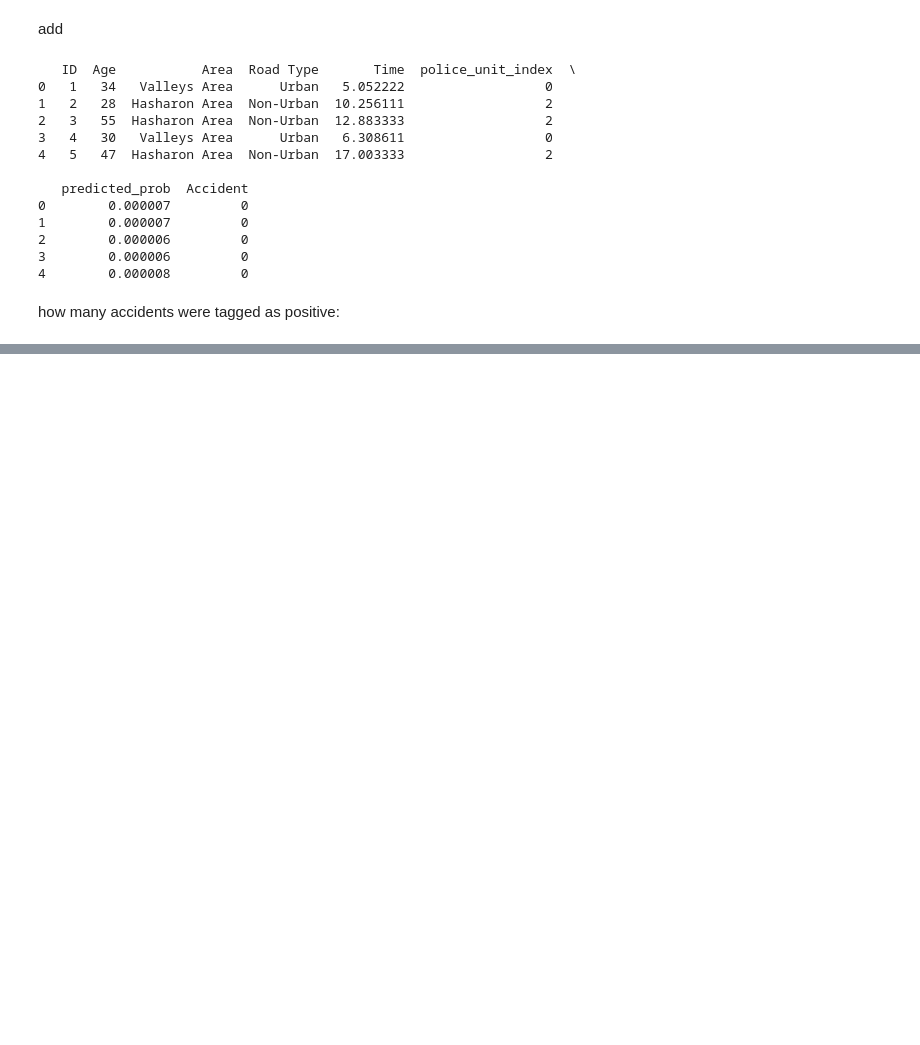
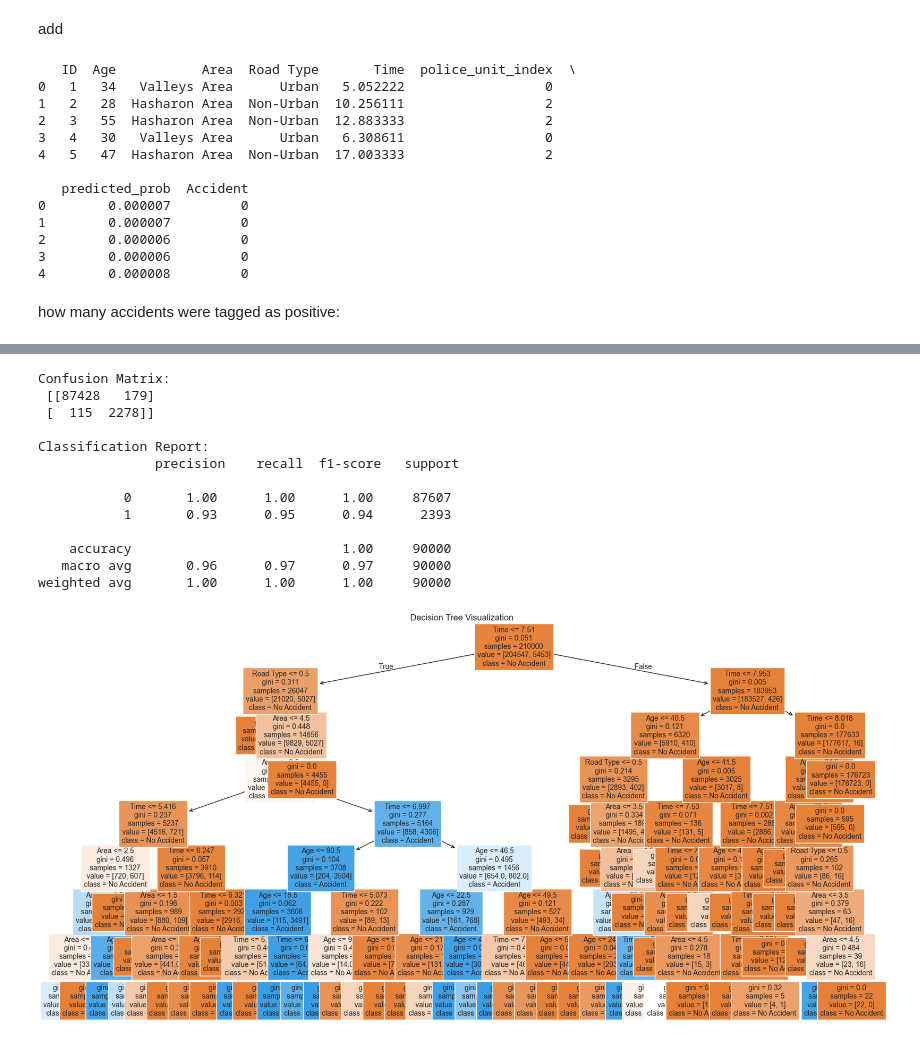
Before and after one commit to zaurusman/Project-RideShare, a Jupyter notebook: Generating_Data.ipynb, the cells around one changed output, grey strips where cells are left out. Cells and saved outputs as stored; diff of their text form; code cells hidden in the pictures; blank space fills up the shorter version.

Commit message:
shira - with decision trees

```diff
--- a/Generating_Data.ipynb
+++ b/Generating_Data.ipynb
@@ -1318,0 +1327,73 @@ Number of accidents tagged as positive: 537
+# %%
+import pandas as pd
+from sklearn.model_selection import train_test_split, GridSearchCV
+from sklearn.tree import DecisionTreeClassifier
+from sklearn.metrics import classification_report, confusion_matrix
+from sklearn.preprocessing import LabelEncoder
+import matplotlib.pyplot as plt
+from sklearn.tree import plot_tree
+
+# Load the dataset
+df = pd.read_csv('../Project-RideShare/random_dataset_with_accidents.csv')
+
+# Data Preprocessing
+# Convert categorical features into numerical
+categorical_features = ['Area', 'Road Type']
+for col in categorical_features:
+    df[col] = df[col].astype('category')
+    df[col] = df[col].cat.codes
+
+# Define features (X) and target (y)
+X = df[['Age', 'Area', 'Road Type', 'Time']]
+y = df['Accident']
+
+# Split data into training and testing sets
+X_train, X_test, y_train, y_test = train_test_split(X, y, test_size=0.3, random_state=42)
+
+# Hyperparameter Tuning using GridSearchCV
+param_grid = {
+    'criterion': ['gini', 'entropy'],
+    'max_depth': [ 3,5,8],
+    'min_samples_split': [2, 5, 10],
+    'min_samples_leaf': [1, 3, 5]
+}
+
+grid_search = GridSearchCV(DecisionTreeClassifier(random_state=42),
+                           param_grid,
+                           cv=5,
+                           scoring='accuracy')  # Using accuracy as the scoring metric
+
+grid_search.fit(X_train, y_train)
+
+# Get the best estimator
+best_tree = grid_search.best_estimator_
+
+# Evaluate the model
+y_pred = best_tree.predict(X_test)
+print("Confusion Matrix:\n", confusion_matrix(y_test, y_pred))
+print("\nClassification Report:\n", classification_report(y_test, y_pred))
+
+# Visualize the Decision Tree
+plt.figure(figsize=(20, 10))
+plot_tree(best_tree,
+          feature_names=X.columns,
+          class_names=['No Accident', 'Accident'],
+          filled=True,
+          fontsize=10)
+plt.title("Decision Tree Visualization")
+plt.show()
+# %% [output]
+Confusion Matrix:
+ [[87428   179]
+ [  115  2278]]
+
+Classification Report:
+               precision    recall  f1-score   support
+
+           0       1.00      1.00      1.00     87607
+           1       0.93      0.95      0.94      2393
+
+    accuracy                           1.00     90000
+   macro avg       0.96      0.97      0.97     90000
+weighted avg       1.00      1.00      1.00     90000
+[figure, added]
```
Also changed, not shown: parts of 11 cells of this notebook.
